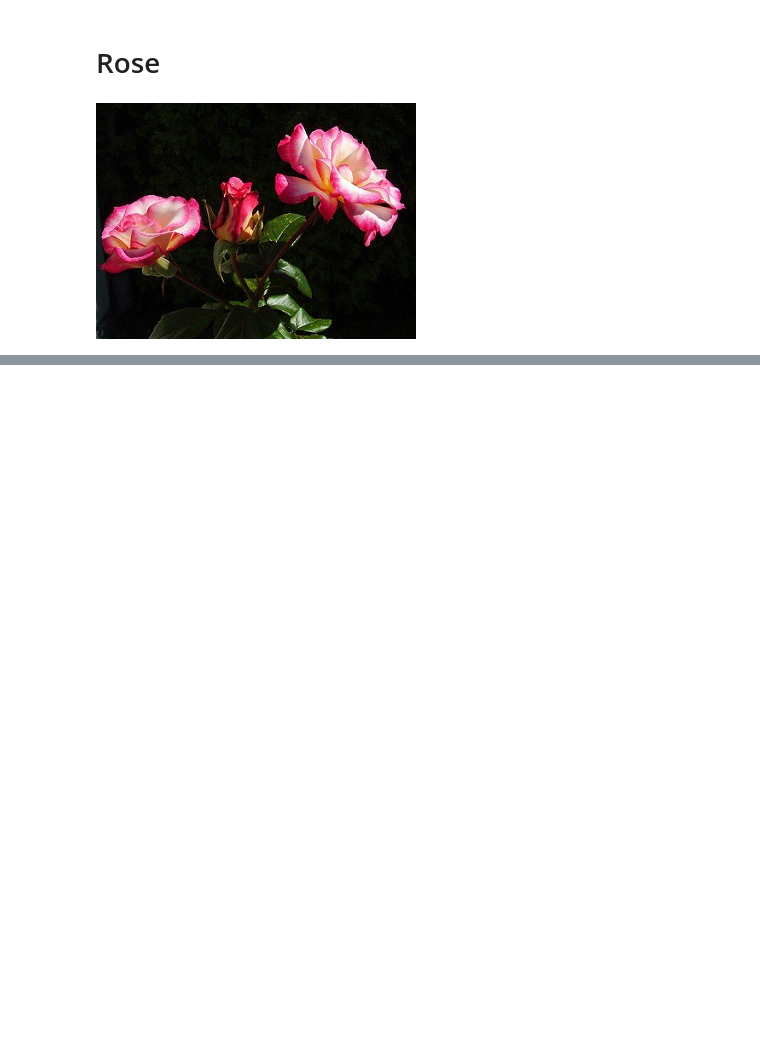
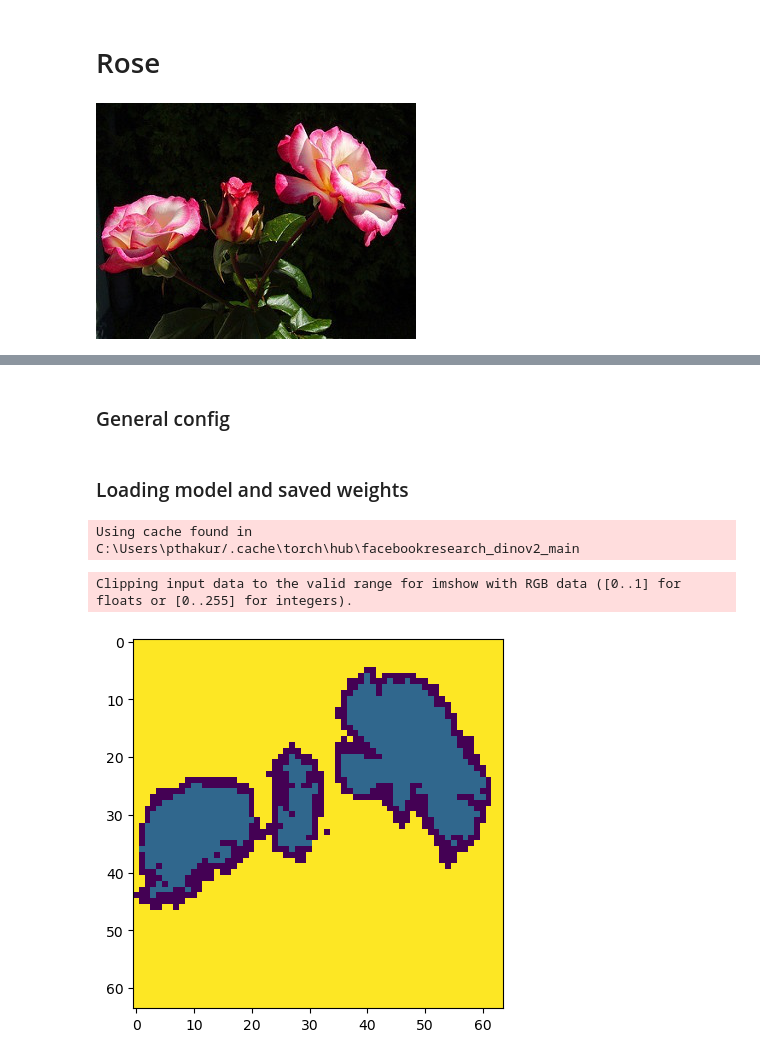
Before and after one commit to itsprakhar/Downstream-Dinov2, a Jupyter notebook: demo.ipynb, the cells around one changed output, grey strips where cells are left out. Saved outputs shown, nothing was run; the diff lists cells and outputs as text; code cells hidden in the pictures; blank space fills up the shorter version.

Commit message:
Added code for training and demo segmentation

```diff
--- a/demo.ipynb
+++ b/demo.ipynb
@@ -111,0 +120,29 @@ Rose
+# %% [markdown]
+### General config
+# %%
+num_classes = 5
+weights = r"weights/segmentation_model.pt"
+image_path = r"examples/test.jpg"
+
+img_transform = transforms.Compose([
+    transforms.Resize((14*64,14*64)),
+    transforms.ToTensor(),
+    transforms.Normalize(mean=[0.485, 0.456, 0.406], std=[0.229, 0.224, 0.225]),
+])
+# %% [markdown]
+### Loading model and saved weights
+# %%
+model = Segmentor(5)
+model.load_state_dict(torch.load(weights))
+model = model.to(device)
+# %% [output]
+Using cache found in C:\Users\pthakur/.cache\torch\hub\facebookresearch_dinov2_main
+# %%
+transformed_image, predicted_mask = infer(image_path, model, device, img_transform)
+# Display the image and the mask
+plt.imshow(transformed_image)
+plt.imshow(predicted_mask, alpha=1)  # Overlay the mask on the image with transparency
+plt.show()
+# %% [output]
+Clipping input data to the valid range for imshow with RGB data ([0..1] for floats or [0..255] for integers).
+[figure, added]
```
Also changed, not shown: parts of 6 cells of this notebook, 11 other files.
